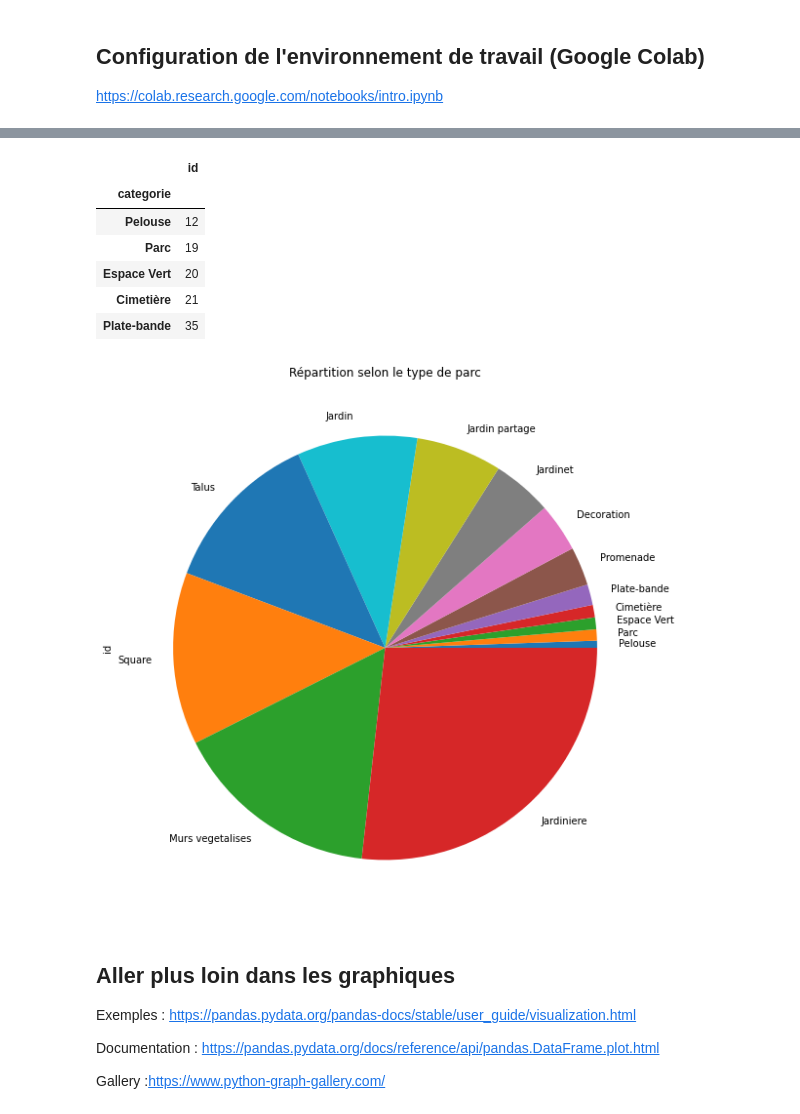
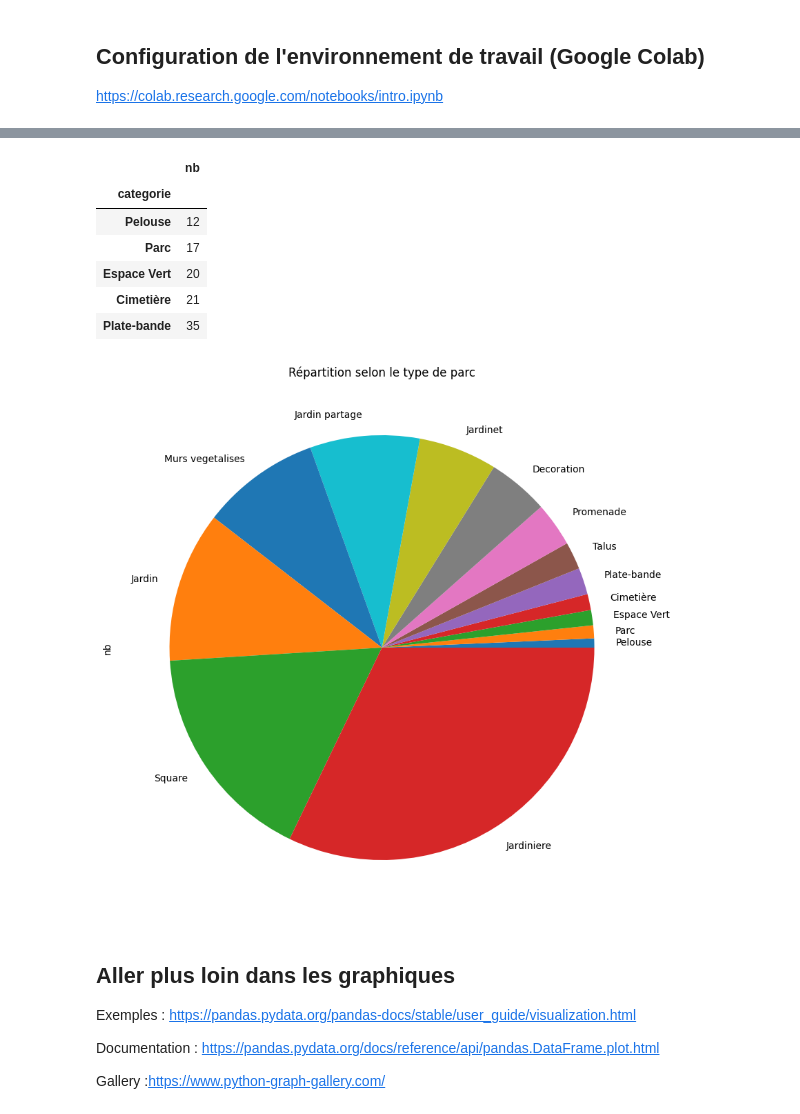
Before and after one commit to mastersigat/GeoPandas, a Jupyter notebook: Séance_1_(intro_Pandas).ipynb, the cells around one changed output, grey strips where cells are left out. Saved outputs shown, nothing was run; the diff lists cells and outputs as text; code cells hidden in the pictures.

```diff
--- a/Séance_1_(intro_Pandas).ipynb
+++ b/Séance_1_(intro_Pandas).ipynb
@@ -170,7 +162,7 @@ See the caveats in the documentation: https://pandas.pydata.org/pandas-docs/stab
 # %%
 #Diviser un champ
 EspacesvertsOk['CodePostal'] = EspacesvertsOk['CodePostal'].astype(str)
-EspacesvertsOk['Arrondissement'] = EspacesvertsOk['CodePostal'].str[-2:]
+EspacesvertsOk['Arrondissement'] = EspacesvertsOk['CodePostal'].str[5:7]
 EspacesvertsOk.head()
 # %% [output]
 A value is trying to be set on a copy of a slice from a DataFrame.
@@ -191,0 +184,4 @@ See the caveats in the documentation: https://pandas.pydata.org/pandas-docs/stab
+# %%
+#Supprimer les lignes quant les modalités d'une colonne sont vides (ici la surface)
+EspacesvertsOk = EspacesvertsOk.dropna(subset=['surface'])
+EspacesvertsOk.head()
@@ -226,8 +241,8 @@ Squares15eme.head()
 # %%
-# Regrouper les espaces verts par catégorie avec comptage (GROUP BY)
+# Regrouper les espaces verts par catégorie avec comptage (GROUP BY) avec une conversion en dataframe
 
 Categorie = EspacesvertsOk[["categorie", "id"]].groupby("categorie").count()
 Categorie = Categorie.sort_values("id", ascending=True)
-Categorie.plot(kind="barh")
+Categorie = Categorie.rename(columns={"id": "nb"})
 Categorie.head()
 # %% [output]
@@ -242,24 +268,24 @@ Categorie.head()
 # %%
 # Ne garder que les types principaux
 
-Categorie = Categorie[(Categorie["id"] >10)]
+Categorie = Categorie[(Categorie["nb"] >10)]
 Categorie.head()
 # %% [output]
-|  | id |
+|  | nb |
 | categorie |  |
 | Pelouse | 12 |
-| Parc | 19 |
+| Parc | 17 |
 | Espace Vert | 20 |
 | Cimetière | 21 |
 | Plate-bande | 35 |
 # %%
 # Diagramme circulaire des types d'espaces verts
 
-Categorie.plot.pie(y='id', figsize=(10, 10), legend=False)
+Categorie.plot.pie(x = 'catégorie', y='nb', figsize=(10, 10), legend=False)
 plt.title('Répartition selon le type de parc')
 plt.show()
 # %% [output]
-[figure, old version]
+[figure, new version]
 # %% [markdown]
 ## Aller plus loin dans les graphiques
 
```
Also changed, not shown: parts of 43 cells of this notebook.
